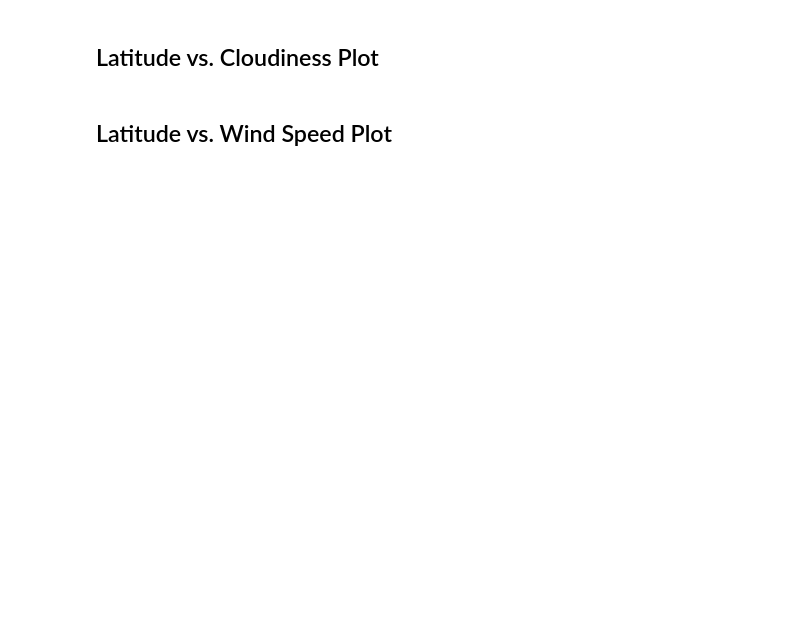
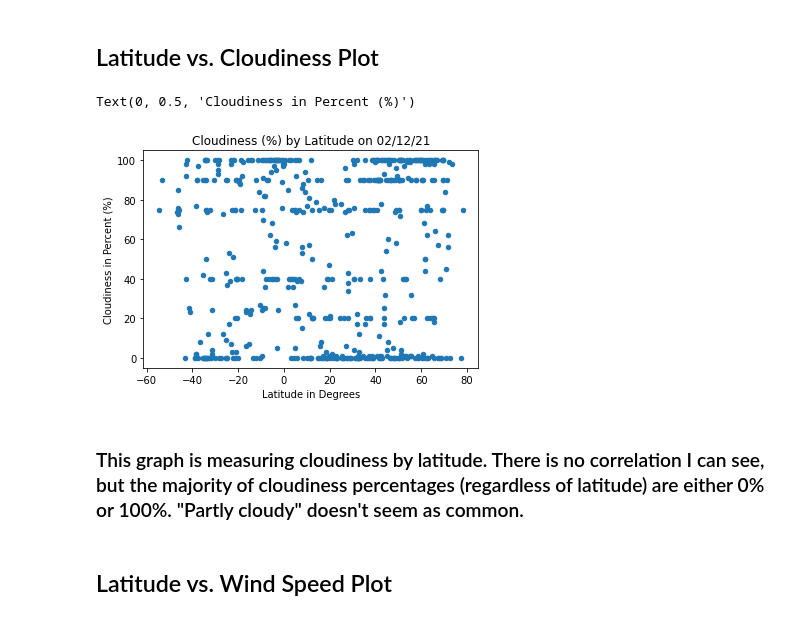
Before and after one commit to NateWitte/python_api_challenge, a Jupyter notebook: WeatherPy/StarterWeatherPy.ipynb, the cells around one changed output. Cells and saved outputs as stored; diff of their text form; code cells hidden in the pictures; blank space fills up the shorter version.

```diff
--- a/WeatherPy/StarterWeatherPy.ipynb
+++ b/WeatherPy/StarterWeatherPy.ipynb
@@ -218,4 +235,13 @@ today_date=datetime.today().strftime('%m/%d/%y')
 # %% [markdown]
 ## Latitude vs. Cloudiness Plot
+# %%
+latvscloud=clean_city_data.plot.scatter("Lat","Cloudiness", title=(f"Cloudiness (%) by Latitude on {today_date}"))
+latvscloud.set_xlabel("Latitude in Degrees")
+latvscloud.set_ylabel("Cloudiness in Percent (%)")
+# %% [output]
+Text(0, 0.5, 'Cloudiness in Percent (%)')
+[figure, added]
+# %% [markdown]
+### This graph is measuring cloudiness by latitude. There is no correlation I can see, but the majority of cloudiness percentages (regardless of latitude) are either 0% or 100%. "Partly cloudy" doesn't seem as common.
 # %% [markdown]
 ## Latitude vs. Wind Speed Plot
```
Also changed, not shown: parts of 8 cells of this notebook.
